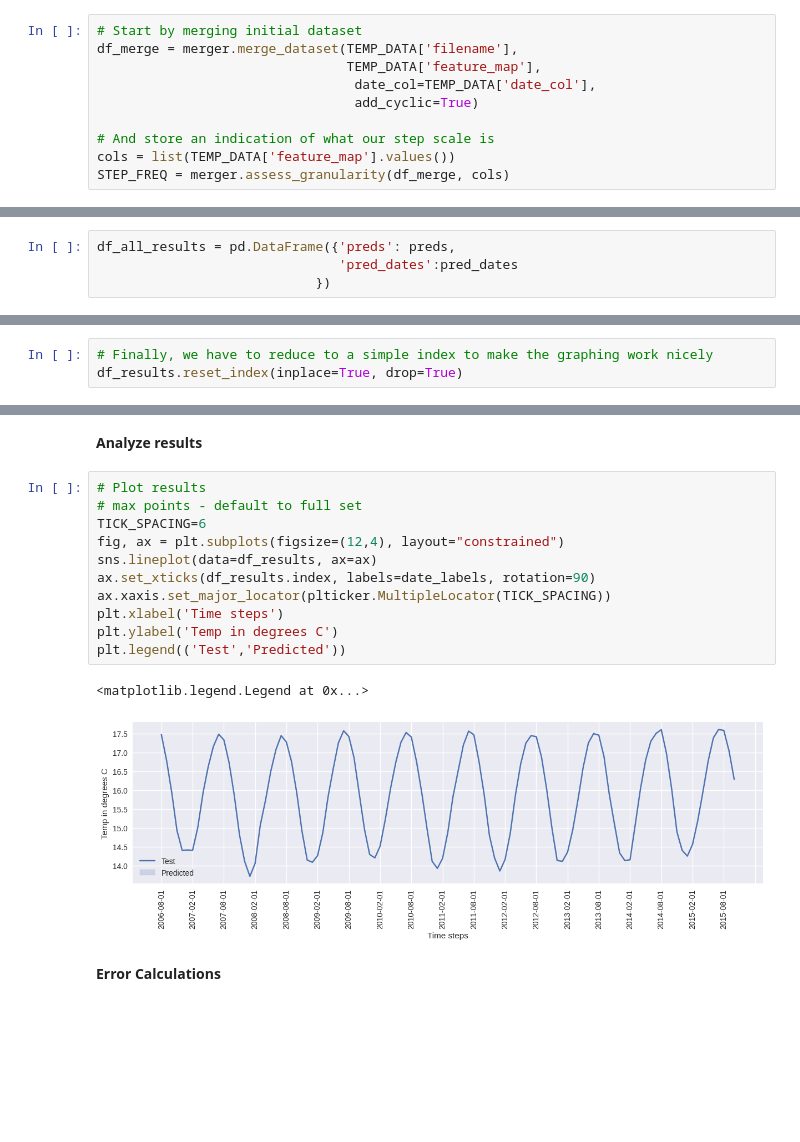
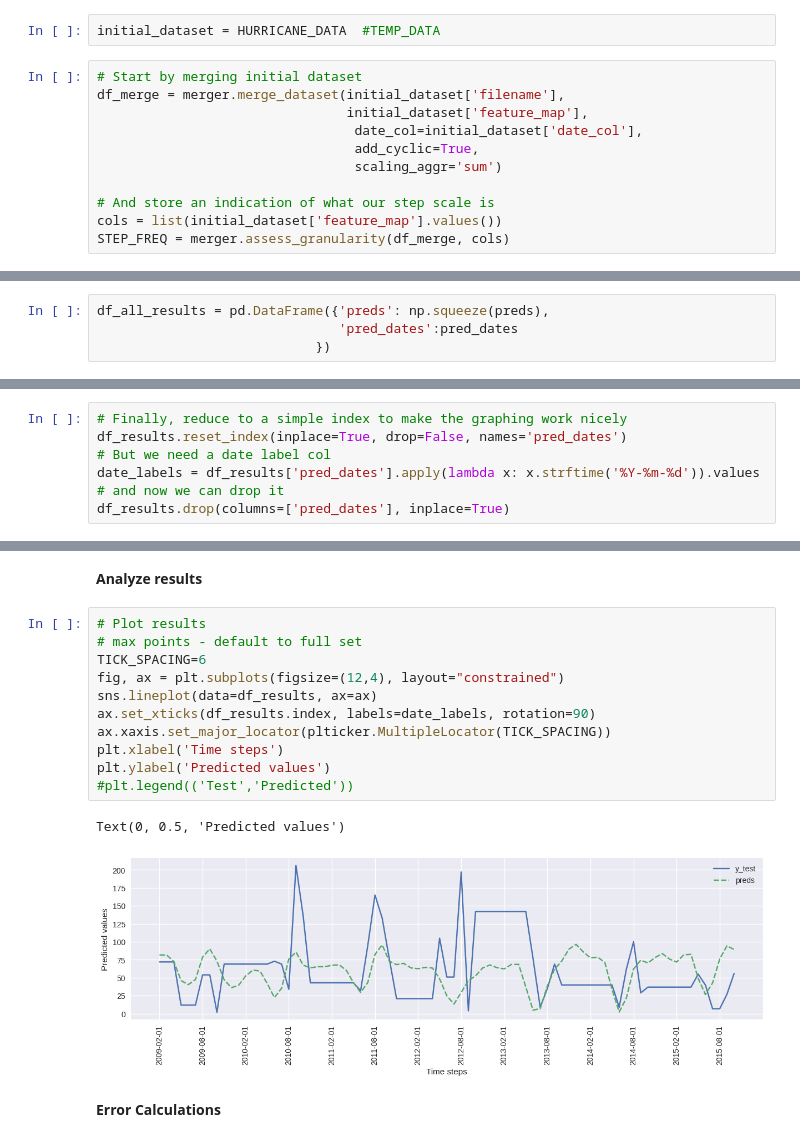
Before and after one commit to kentbutler/climate-data-model, a Jupyter notebook: src/TeamH_Project_Main.ipynb, the cells around one changed output, grey strips where cells are left out. Saved outputs shown, nothing was run; the diff lists cells and outputs as text; blank space fills up the shorter version.

```diff
--- a/src/TeamH_Project_Main.ipynb
+++ b/src/TeamH_Project_Main.ipynb
@@ -206,15 +224,18 @@ plt.style.use('seaborn')
 # %%
 # Declare a merger compatible with our source data and our target dataset we want to merge into
 merger = Dataset_Merger(data_path=DATA_ROOT, start_date=START_DATE, end_date=END_DATE, debug=True)
+# %%
+initial_dataset = HURRICANE_DATA  #TEMP_DATA
 # %%
 # Start by merging initial dataset
-df_merge = merger.merge_dataset(TEMP_DATA['filename'],
-                                TEMP_DATA['feature_map'],
-                                 date_col=TEMP_DATA['date_col'],
-                                 add_cyclic=True)
+df_merge = merger.merge_dataset(initial_dataset['filename'],
+                                initial_dataset['feature_map'],
+                                 date_col=initial_dataset['date_col'],
+                                 add_cyclic=True,
+                                 scaling_aggr='sum')
 
 # And store an indication of what our step scale is
-cols = list(TEMP_DATA['feature_map'].values())
+cols = list(initial_dataset['feature_map'].values())
 STEP_FREQ = merger.assess_granularity(df_merge, cols)
 # %% [output]
 ------------------------------------------
@@ -737,4 +853,4 @@ Pred date: 2006-09-01 00:00:00
 # %%
-df_all_results = pd.DataFrame({'preds': preds,
+df_all_results = pd.DataFrame({'preds': np.squeeze(preds),
                                'pred_dates':pred_dates
                             })
@@ -761,8 +874,12 @@ df_y = df_y[df_results.index.min():df_results.index.max()]
 df_results = df_y.merge(df_results, how='inner', left_index=True, right_index=True, suffixes=['', '_dft'])
 df_results = df_results.rename({TARGET_LABEL:'y_test'}, axis=1)
 # %%
-# Finally, we have to reduce to a simple index to make the graphing work nicely
-df_results.reset_index(inplace=True, drop=True)
+# Finally, reduce to a simple index to make the graphing work nicely
+df_results.reset_index(inplace=True, drop=False, names='pred_dates')
+# But we need a date label col
+date_labels = df_results['pred_dates'].apply(lambda x: x.strftime('%Y-%m-%d')).values
+# and now we can drop it
+df_results.drop(columns=['pred_dates'], inplace=True)
 # %%
 df_results
 # %% [output]
@@ -784,17 +901,17 @@ df_results
 # %%
 # Plot results
 # max points - default to full set
 TICK_SPACING=6
 fig, ax = plt.subplots(figsize=(12,4), layout="constrained")
 sns.lineplot(data=df_results, ax=ax)
 ax.set_xticks(df_results.index, labels=date_labels, rotation=90)
 ax.xaxis.set_major_locator(plticker.MultipleLocator(TICK_SPACING))
 plt.xlabel('Time steps')
-plt.ylabel('Temp in degrees C')
-plt.legend(('Test','Predicted'))
+plt.ylabel('Predicted values')
+#plt.legend(('Test','Predicted'))
 # %% [output]
-<matplotlib.legend.Legend at 0x...>
+Text(0, 0.5, 'Predicted values')
-[figure, old version]
+[figure, new version]
 # %% [markdown]
 **Error Calculations**
 # %%
```
Also changed, not shown: parts of 36 cells of this notebook, 20 other files.
